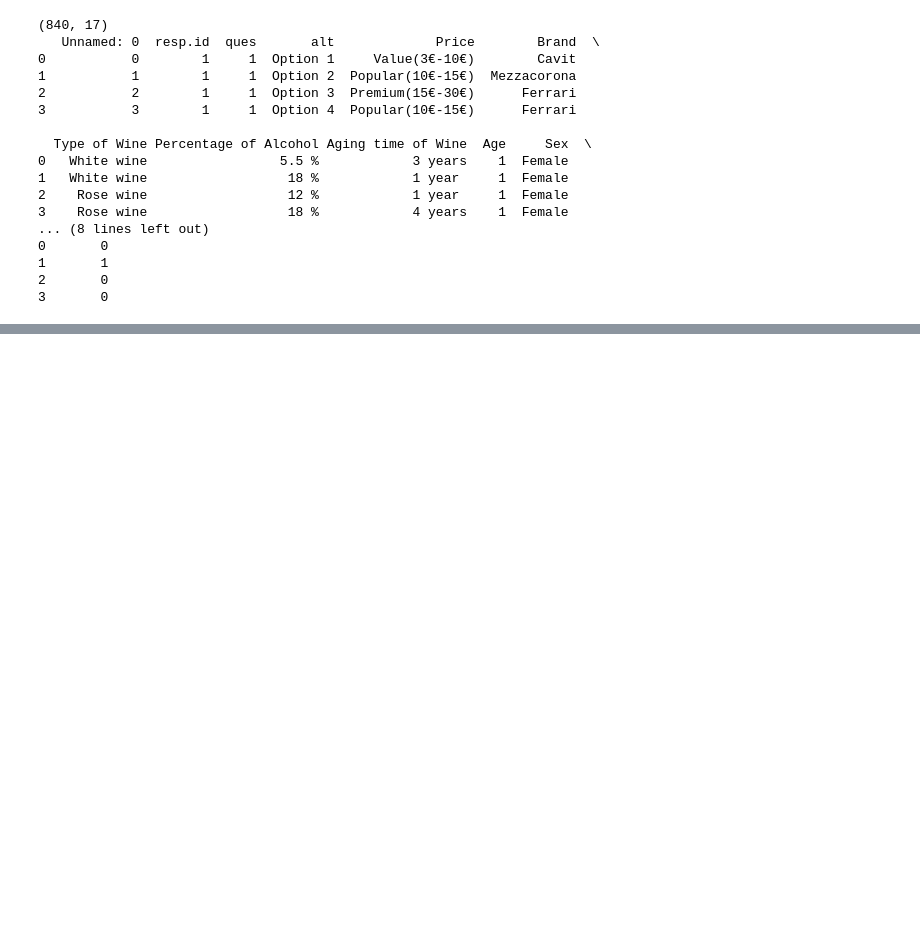
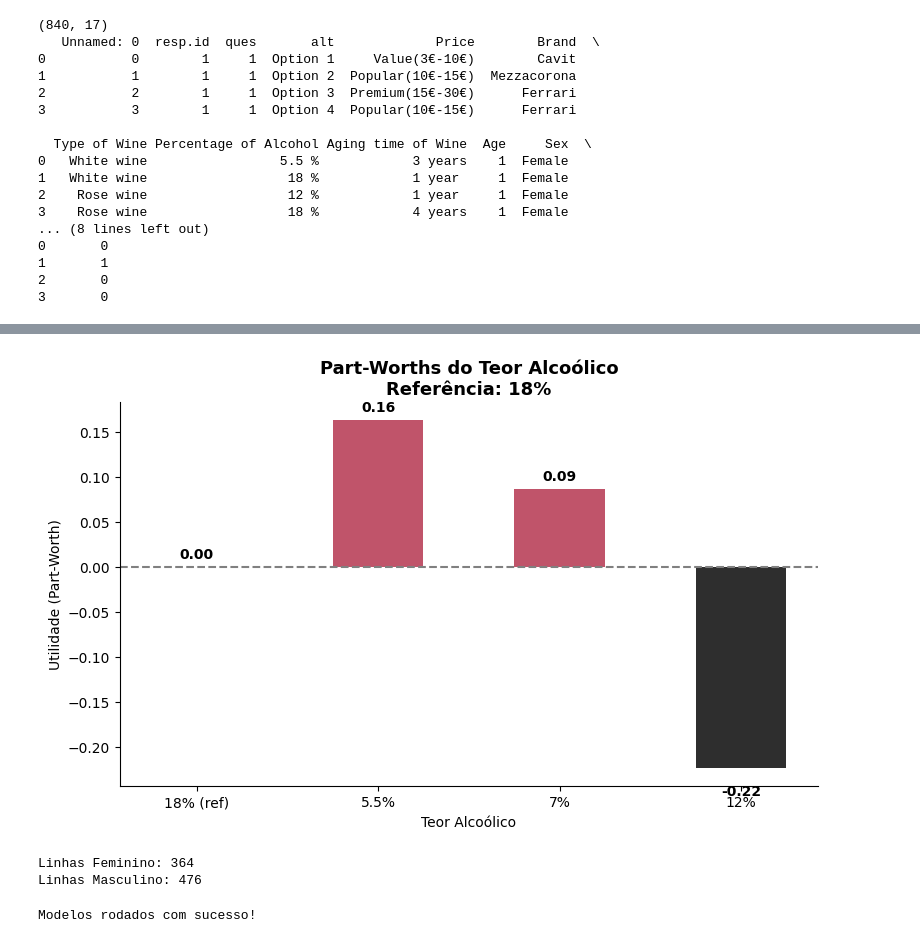
Before and after one commit to geovann4s/AnaliseTitanicaula, a Jupyter notebook: AnáliseConjunta/analise_conjunta.ipynb, the cells around one changed output, grey strips where cells are left out. Saved outputs shown, nothing was run; the diff lists cells and outputs as text; code cells hidden in the pictures; blank space fills up the shorter version.

```diff
--- a/AnáliseConjunta/analise_conjunta.ipynb
+++ b/AnáliseConjunta/analise_conjunta.ipynb
@@ -50,0 +221,73 @@ print(df.head(4))
+# %%
+# Part-worths do Álcool
+alcool = {
+    "18% (ref)": 0,
+    "5.5%": coefs["Percentage of Alcohol_5.5 %"],
+    "7%":   coefs["Percentage of Alcohol_7 %"],
+    "12%":  coefs["Percentage of Alcohol_12 %"]
+}
+
+nomes_alc = list(alcool.keys())
+valores_alc = list(alcool.values())
+cores = ["#c0546a" if v >= 0 else "#2e2e2e" for v in valores_alc]
+
+fig, ax = plt.subplots(figsize=(8, 5))
+barras = ax.bar(nomes_alc, valores_alc, color=cores, width=0.5)
+
+ax.axhline(0, color="gray", linestyle="--")
+ax.set_title("Part-Worths do Teor Alcoólico\nReferência: 18%",
+             fontsize=13, fontweight="bold")
+ax.set_ylabel("Utilidade (Part-Worth)")
+ax.set_xlabel("Teor Alcoólico")
+
+for barra, valor in zip(barras, valores_alc):
+    ax.text(barra.get_x() + barra.get_width()/2,
+            valor + 0.01 if valor >= 0 else valor - 0.03,
+            f"{valor:.2f}", ha="center", fontweight="bold")
+
+ax.spines["top"].set_visible(False)
+ax.spines["right"].set_visible(False)
+plt.tight_layout()
+plt.savefig("h3_alcool.png", dpi=150)
+plt.show()
+# %% [output]
+[figure, added]
+# %%
+# Separar os dados por gênero
+df_female = df[df["Sex"] == "Female"]
+df_male = df[df["Sex"] == "Male"]
+
+print("Linhas Feminino:", len(df_female))
+print("Linhas Masculino:", len(df_male))
+# %% [output]
+Linhas Feminino: 364
+Linhas Masculino: 476
+# %%
+# Criar dummies para cada gênero separado
+def preparar_dados(df_genero):
+    dummies = pd.get_dummies(df_genero[["Price", "Brand", "Type of Wine",
+                                        "Percentage of Alcohol",
+                                        "Aging time of Wine"]],
+                              drop_first=True)
+    df_m = pd.concat([df_genero[["chid", "alt", "Choice"]].reset_index(drop=True),
+                      dummies.reset_index(drop=True)], axis=1)
+    return df_m
+
+df_f = preparar_dados(df_female)
+df_m = preparar_dados(df_male)
+
+# Rodar modelo feminino
+modelo_f = ConditionalLogit(df_f["Choice"],
+                             df_f.drop(columns=["chid","alt","Choice"]),
+                             groups=df_f["chid"])
+resultado_f = modelo_f.fit(disp=False)
+
+# Rodar modelo masculino
+modelo_m = ConditionalLogit(df_m["Choice"],
+                             df_m.drop(columns=["chid","alt","Choice"]),
+                             groups=df_m["chid"])
+resultado_m = modelo_m.fit(disp=False)
+
+print("Modelos rodados com sucesso!")
+# %% [output]
+Modelos rodados com sucesso!
```
Also changed, not shown: parts of 18 cells of this notebook, 3 other files.
